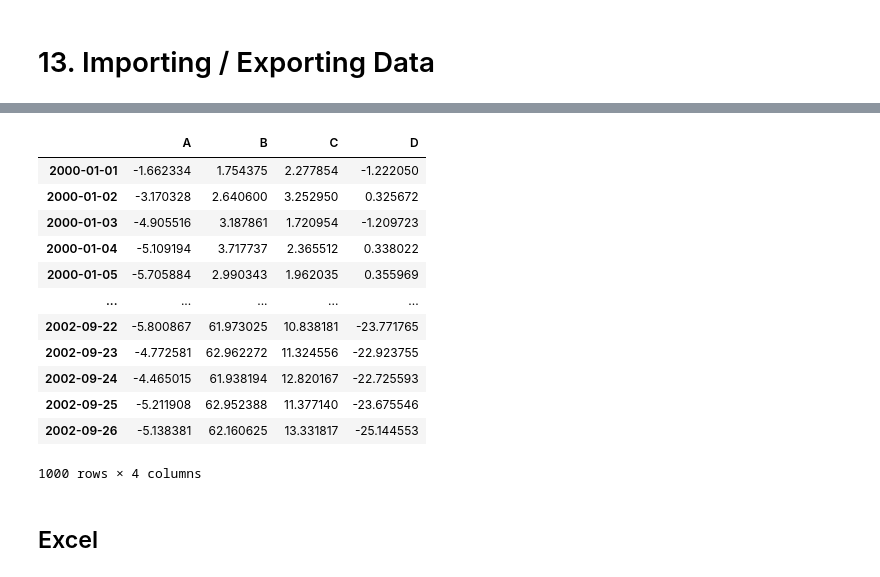
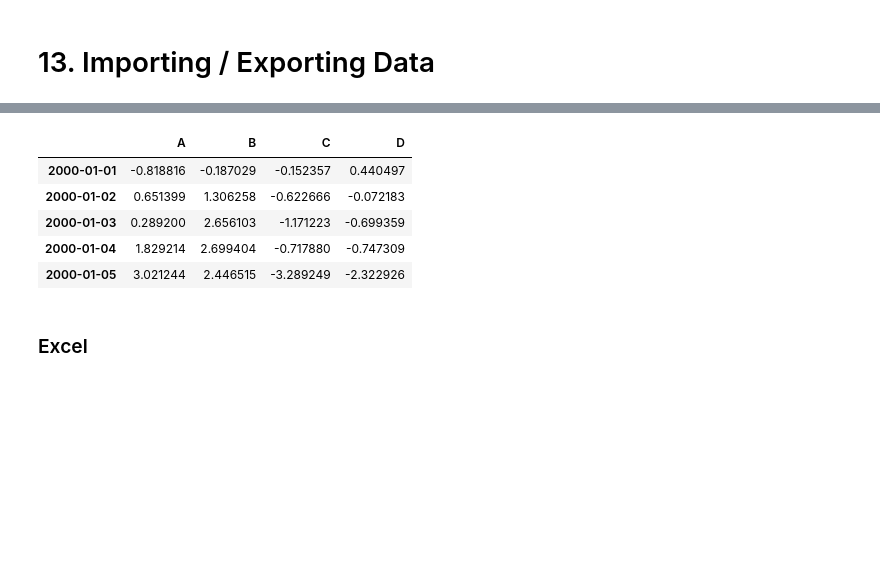
Before and after one commit to Tim-Abwao/learning-pandas, a Jupyter notebook: Going through "10 minutes to pandas".ipynb, the cells around one changed output, grey strips where cells are left out. Drawn from its saved outputs; the diff is of its cells as text; code cells hidden in the pictures; blank space fills up the shorter version.

```diff
--- a/Going through "10 minutes to pandas".ipynb
+++ b/Going through "10 minutes to pandas".ipynb
@@ -1013,23 +957,16 @@ plt.legend(loc='best')
 df.to_csv('data.csv')
 # %%
 # Reading from a csv file
-pd.read_csv('data.csv', index_col=0)
+pd.read_csv('data.csv', index_col=0).head()
 # %% [output]
 |  | A | B | C | D |
-| 2000-01-01 | -1.662334 | 1.754375 | 2.277854 | -1.222050 |
-| 2000-01-02 | -3.170328 | 2.640600 | 3.252950 | 0.325672 |
-| 2000-01-03 | -4.905516 | 3.187861 | 1.720954 | -1.209723 |
-| 2000-01-04 | -5.109194 | 3.717737 | 2.365512 | 0.338022 |
-| 2000-01-05 | -5.705884 | 2.990343 | 1.962035 | 0.355969 |
-| ... | ... | ... | ... | ... |
-| 2002-09-22 | -5.800867 | 61.973025 | 10.838181 | -23.771765 |
-| 2002-09-23 | -4.772581 | 62.962272 | 11.324556 | -22.923755 |
-| 2002-09-24 | -4.465015 | 61.938194 | 12.820167 | -22.725593 |
-| 2002-09-25 | -5.211908 | 62.952388 | 11.377140 | -23.675546 |
-| 2002-09-26 | -5.138381 | 62.160625 | 13.331817 | -25.144553 |
+| 2000-01-01 | -0.818816 | -0.187029 | -0.152357 | 0.440497 |
+| 2000-01-02 | 0.651399 | 1.306258 | -0.622666 | -0.072183 |
+| 2000-01-03 | 0.289200 | 2.656103 | -1.171223 | -0.699359 |
+| 2000-01-04 | 1.829214 | 2.699404 | -0.717880 | -0.747309 |
+| 2000-01-05 | 3.021244 | 2.446515 | -3.289249 | -2.322926 |
-1000 rows × 4 columns
 # %% [markdown]
-## Excel
+### Excel
 # %%
 # Writing to an excel file
 df.to_excel('data.xlsx', sheet_name='Sheet1')
```
Also changed, not shown: parts of 144 cells of this notebook, 4 other files.
